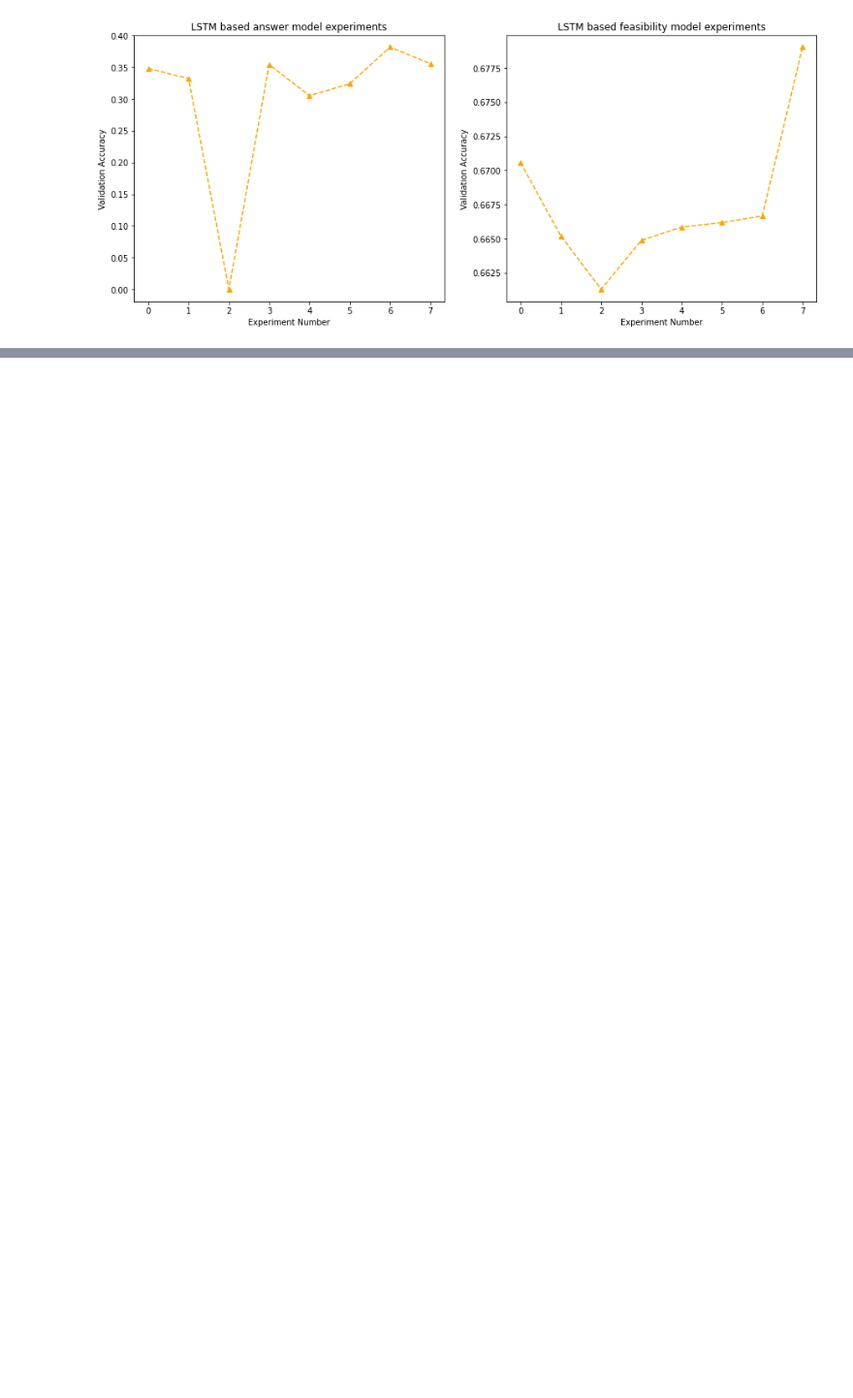
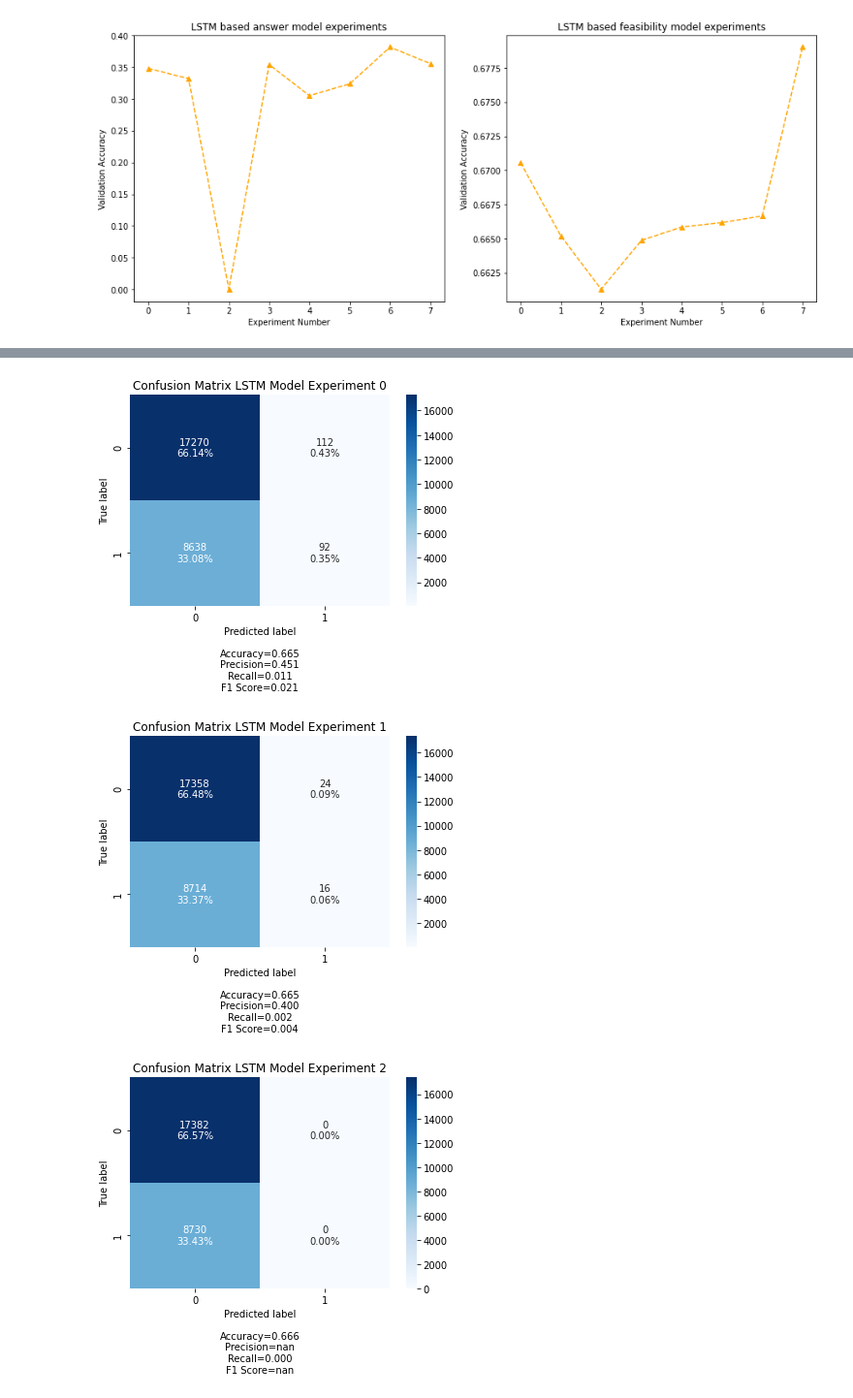
Before and after one commit to anupjha10/w266_nlp_project, a Jupyter notebook: w266_project/Span_model_LSTM.ipynb, the cells around one changed output, grey strips where cells are left out. Shown at 97% size. Cells and saved outputs as stored; diff of their text form; code cells hidden in the pictures; blank space fills up the shorter version.

```diff
--- a/w266_project/Span_model_LSTM.ipynb
+++ b/w266_project/Span_model_LSTM.ipynb
@@ -1826,0 +1936,17 @@ WARNING:tensorflow:Large dropout rate: 0.6 (>0.5). In TensorFlow 2.x, dropout()
+# %%
+#plot confusion matrix for the feasibility model output for each experiment
+
+for i in range(8):
+    #load feasibility predictions
+    ExperimentNo = "Experiment"+str(i)
+    if os.path.exists(ExperimentNo+'span_model_LSTM_'+'feasibility_val_pred.npy'):
+        y_pred_prob = np.load(ExperimentNo+'span_model_LSTM_'+'feasibility_val_pred.npy')
+        y_pred = (y_pred_prob>0.5).astype(int)
+        #Get the confusion matrix
+        cf_matrix = confusion_matrix(val_answer_impossible, y_pred)
+        #print(cf_matrix)
+        make_confusion_matrix(cf_matrix,title = 'Confusion Matrix LSTM Model Experiment '+str(i))
+# %% [output]
+[figure, added]
+[figure, added]
+[figure, added]
```
Also changed, not shown: parts of 3 cells of this notebook.
